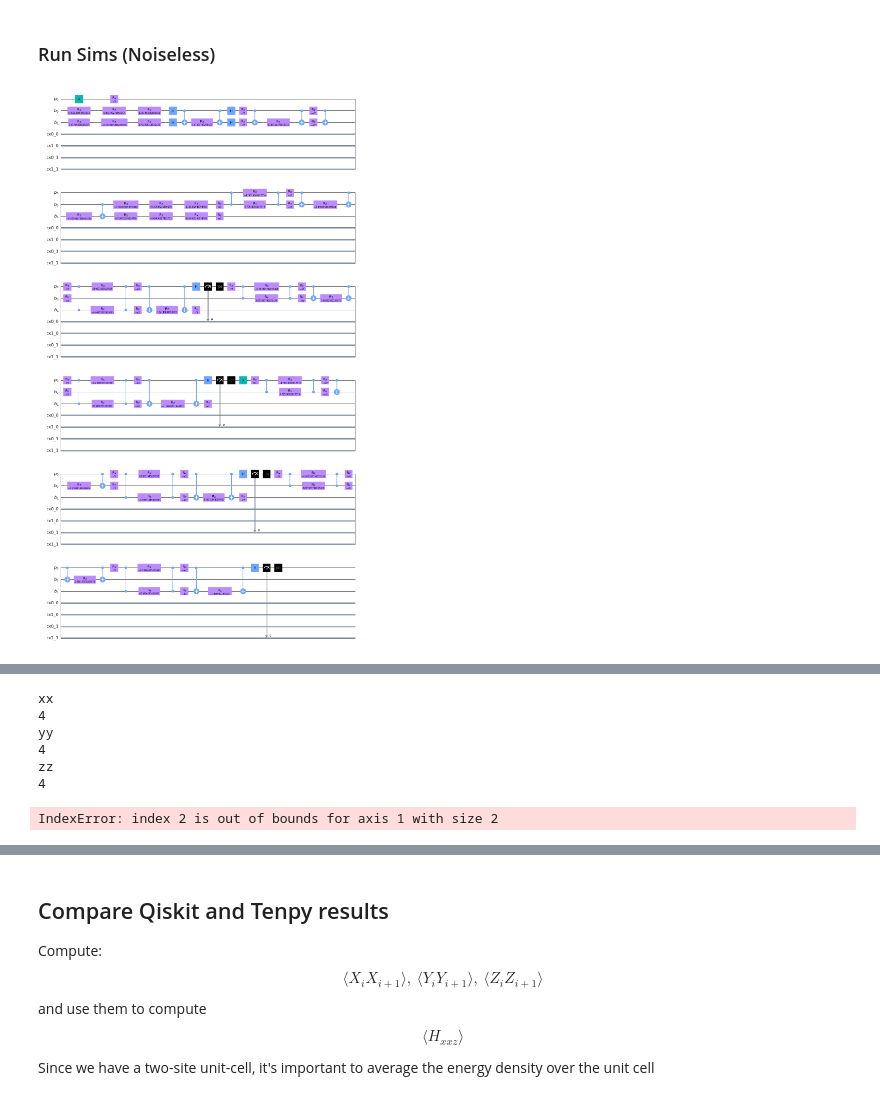
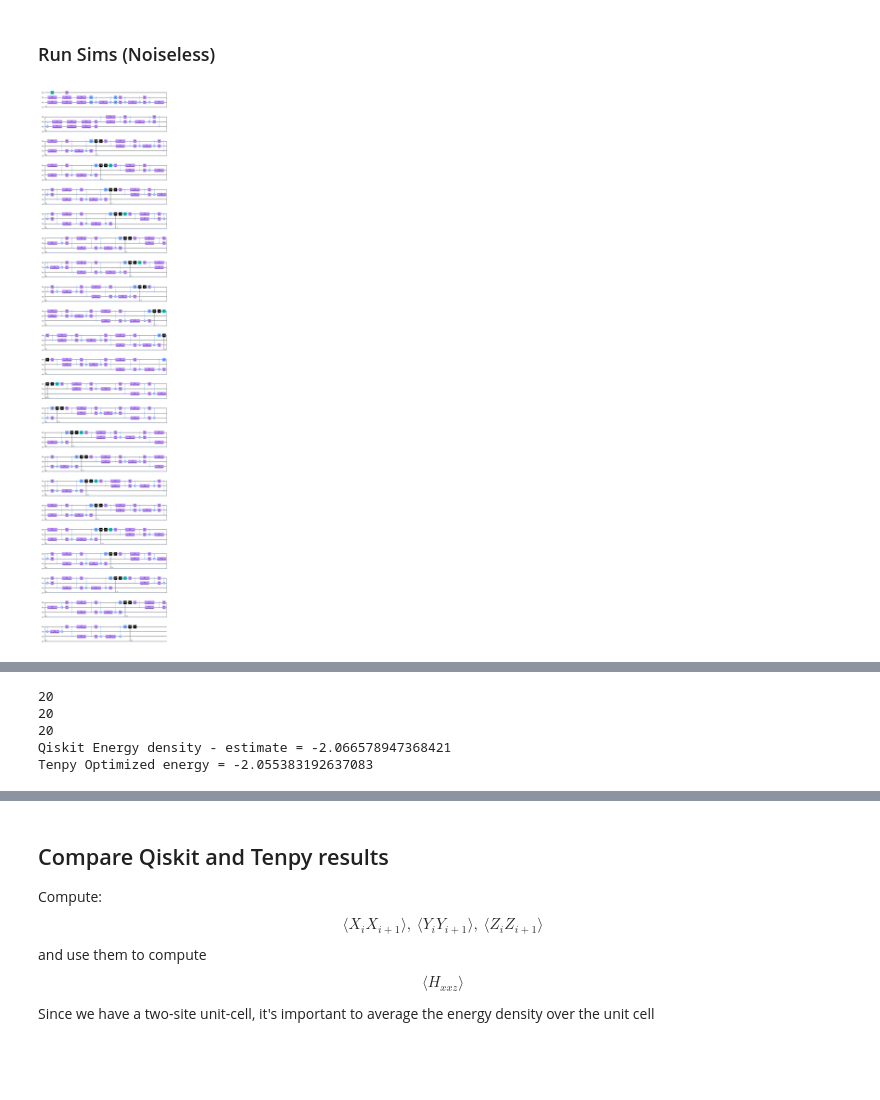
Before and after one commit to andrewcpotter/holopy, a Jupyter notebook: demos/holovqe_xxz_v2.ipynb, the cells around one changed output, grey strips where cells are left out. Drawn from its saved outputs; the diff is of its cells as text; code cells hidden in the pictures; blank space fills up the shorter version.

```diff
--- a/demos/holovqe_xxz_v2.ipynb
+++ b/demos/holovqe_xxz_v2.ipynb
@@ -197,7 +194,7 @@ First, define the parameters of the model and circuit:
 ## HYPERPARAMETERS ##
 # model (xxz)
 J = 1.0 # spin-exchange
-Delta = 1.25 # Ising-anisotropy
+Delta = 1.5 # Ising-anisotropy
 hz = 0.0 # z-field
 
 # ansatz parameters
@@ -480,18 +471,18 @@ shots = 400 # number of shots for each measurement
 # %% [markdown]
 ### Run Sims (Noiseless)
 # %%
-L=2
+L=10
 bases = ['x'*l_uc]*L
 psi_test = IsoMPS(preg,breg,
                       site_pcircs,
                       boundary_circuit=bond_prep_pcirc,
                      L=L,
                      bases=bases,
                      name='x')
 circ_test = psi_test.construct_circuit(opt_params_with_bdry)
 circ_test.draw('mpl')
 # %% [output]
-[figure, old version]
+[figure, new version]
 # %%
 psi_test.nodes[1].meas_list[0][2].__dict__
 # %% [output]
@@ -568,13 +559,10 @@ for job in jobs:
 Cs = {} # dictionary of 2-point correlators
 ms = {} # dictionary of 1-spin correlators ('magnetizations')
 for job in jobs:
-    print(job['basis'][0])
     counts = job['qiskit_results'].get_counts()
     key = job['basis'][0][0] #'x','y',or'z' (assumes measurements are same type on each bond)
     Cs[key] = counts_to_correlators(counts,job['shots'])
-    print(Cs[key].size)
     ms[key] = counts_to_mean(counts,job['shots'])
-N = len(list(counts.keys())[0].split(" "))
 
 # estimate <H>
 burn_in = 0#l_uc*L//4 # number of sites to "burn in" MPS channel before measuring
@@ -594,10 +582,8 @@ E_gs_qk = job['model']['J']*(Cxx_qk+Cyy_qk+job['model']['Delta']*Czz_qk)+job['mo
 print('Qiskit Energy density - estimate = {}'.format(E_gs_qk))
 print('Tenpy Optimized energy = {}'.format(E_gs_tp))
 # %% [output]
-xx
-4
-yy
-4
-zz
-4
+20
+20
+20
+Qiskit Energy density - estimate = -2.066578947368421
+Tenpy Optimized energy = -2.055383192637083
-IndexError: index 2 is out of bounds for axis 1 with size 2
```
Also changed, not shown: parts of 10 cells of this notebook.
